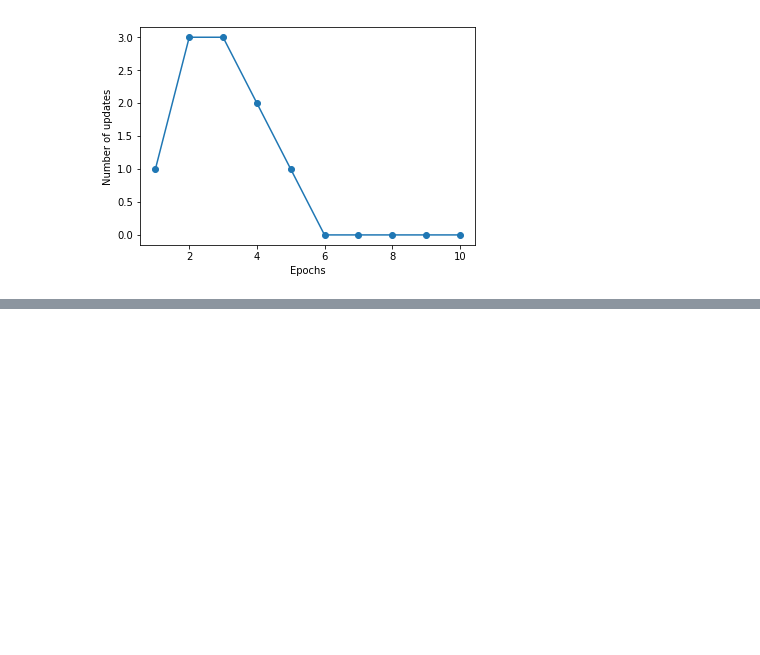
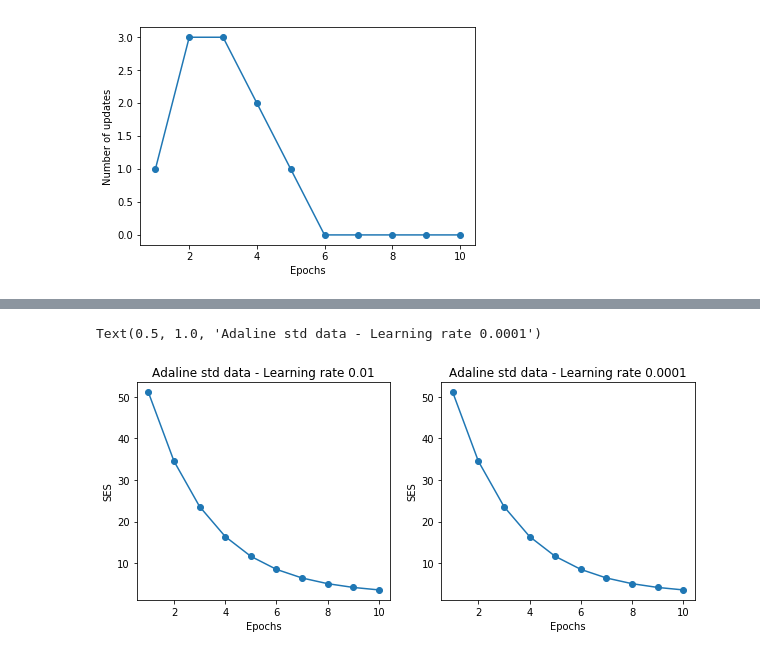
Before and after one commit to shokirovnozir/ML, a Jupyter notebook: pythonML.ipynb, the cells around one changed output, grey strips where cells are left out. Cells and saved outputs as stored; diff of their text form; code cells hidden in the pictures; blank space fills up the shorter version.

```diff
--- a/pythonML.ipynb
+++ b/pythonML.ipynb
@@ -112,0 +205,20 @@ plt.show()
+# %%
+X_std = np.copy(X)
+X_std[:,0] = (X[:,0] - X[:,0].mean()) / X[:,0].std()
+X_std[:,1] = (X[:,1] - X[:,1].mean()) / X[:,1].std()
+# %%
+fig, ax = plt.subplots(nrows=1, ncols=2, figsize=(10,4))
+ada1_gdStd = AdalineGradientDescent(eta=0.01, n_iter=10).fit(X_std,y)
+ax[0].plot(range(1, len(ada1_gdStd.cost_) + 1), ada1_gdStd.cost_, marker='o')
+ax[0].set_xlabel('Epochs')
+ax[0].set_ylabel('SES')
+ax[0].set_title('Adaline std data - Learning rate 0.01')
+
+ada2_gdStd = AdalineGradientDescent(eta=0.01, n_iter=10).fit(X_std, y)
+ax[1].plot(range(1, len(ada2_gdStd.cost_) + 1), ada2_gdStd.cost_, marker='o')
+ax[1].set_xlabel('Epochs')
+ax[1].set_ylabel('SES')
+ax[1].set_title('Adaline std data - Learning rate 0.0001')
+# %% [output]
+Text(0.5, 1.0, 'Adaline std data - Learning rate 0.0001')
+[figure, added]
```
Also changed, not shown: parts of 12 cells of this notebook.
